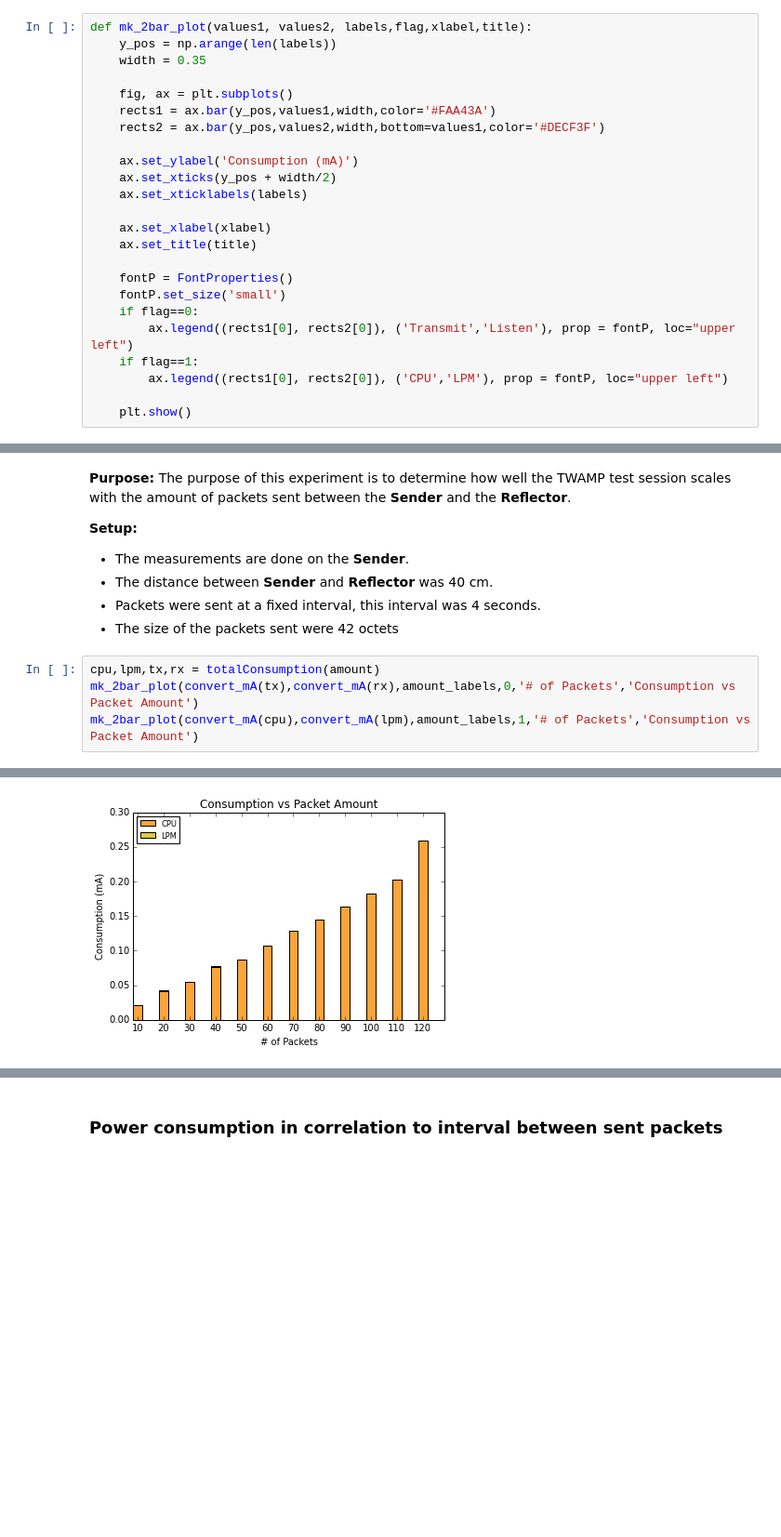
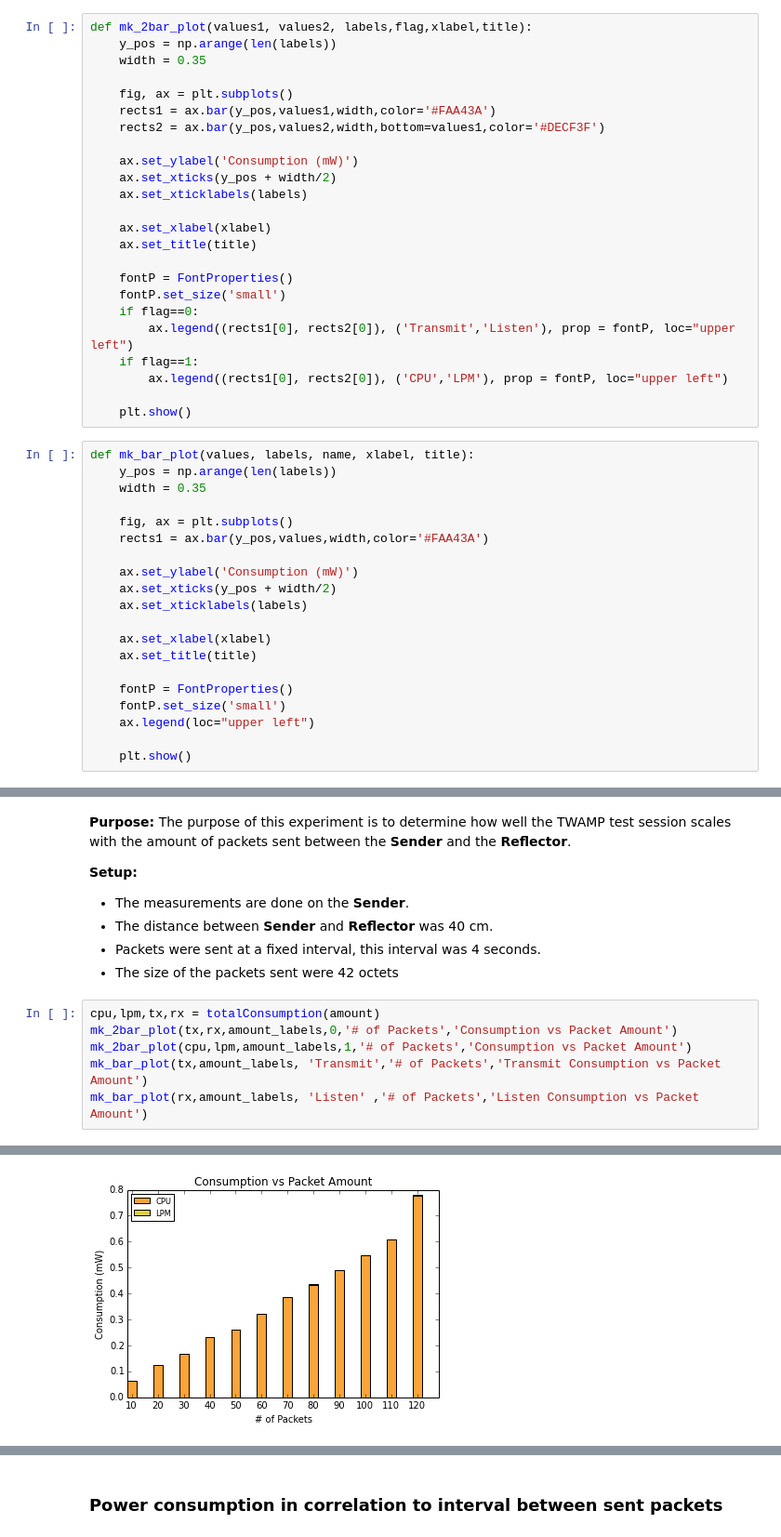
Before and after one commit to DrThyme/TWAMP-Measurement-IoT, a Jupyter notebook: experiments/Experiments_Presentation.ipynb, the cells around one changed output, grey strips where cells are left out. Shown at 93% size. Drawn from its saved outputs; the diff is of its cells as text; blank space fills up the shorter version.

Commit message:
moved to proper folder

```diff
--- a/experiments/Experiments_Presentation.ipynb
+++ b/experiments/Experiments_Presentation.ipynb
@@ -71,7 +71,7 @@ def mk_2bar_plot(values1, values2, labels,flag,xlabel,title):
     rects1 = ax.bar(y_pos,values1,width,color='#FAA43A')
     rects2 = ax.bar(y_pos,values2,width,bottom=values1,color='#DECF3F')
 
-    ax.set_ylabel('Consumption (mA)')
+    ax.set_ylabel('Consumption (mW)')
     ax.set_xticks(y_pos + width/2)
     ax.set_xticklabels(labels)
 
@@ -86,6 +86,26 @@ def mk_2bar_plot(values1, values2, labels,flag,xlabel,title):
         ax.legend((rects1[0], rects2[0]), ('CPU','LPM'), prop = fontP, loc="upper left")
 
     plt.show()
+# %%
+def mk_bar_plot(values, labels, name, xlabel, title):
+    y_pos = np.arange(len(labels))
+    width = 0.35
+
+    fig, ax = plt.subplots()
+    rects1 = ax.bar(y_pos,values,width,color='#FAA43A')
+
+    ax.set_ylabel('Consumption (mW)')
+    ax.set_xticks(y_pos + width/2)
+    ax.set_xticklabels(labels)
+
+    ax.set_xlabel(xlabel)
+    ax.set_title(title)
+
+    fontP = FontProperties()
+    fontP.set_size('small')
+    ax.legend(loc="upper left")
+
+    plt.show()
 # %%
 def plot_drift(values):
     drifts, labels = [],[]
@@ -128,6 +148,8 @@ In this section we detail and present the experiments we've run and our reasons
 * The size of the packets sent were 42 octets
 # %%
 cpu,lpm,tx,rx = totalConsumption(amount)
-mk_2bar_plot(convert_mA(tx),convert_mA(rx),amount_labels,0,'# of Packets','Consumption vs Packet Amount')
-mk_2bar_plot(convert_mA(cpu),convert_mA(lpm),amount_labels,1,'# of Packets','Consumption vs Packet Amount')
+mk_2bar_plot(tx,rx,amount_labels,0,'# of Packets','Consumption vs Packet Amount')
+mk_2bar_plot(cpu,lpm,amount_labels,1,'# of Packets','Consumption vs Packet Amount')
+mk_bar_plot(tx,amount_labels, 'Transmit','# of Packets','Transmit Consumption vs Packet Amount')
+mk_bar_plot(rx,amount_labels, 'Listen' ,'# of Packets','Listen Consumption vs Packet Amount')
 # %% [output]
@@ -135 +157 @@ mk_2bar_plot(convert_mA(cpu),convert_mA(lpm),amount_labels,1,'# of Packets','Con
-[figure, old version]
+[figure, new version]
```
Also changed, not shown: parts of 4 cells of this notebook, 32 other files.
